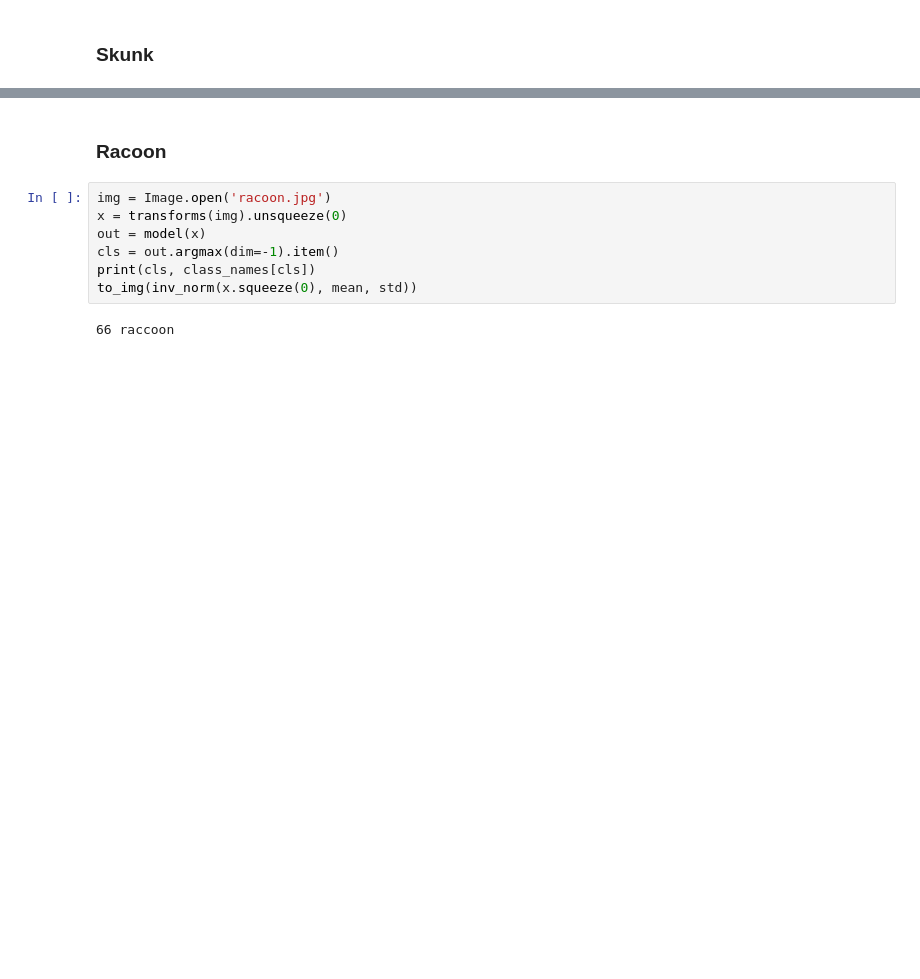
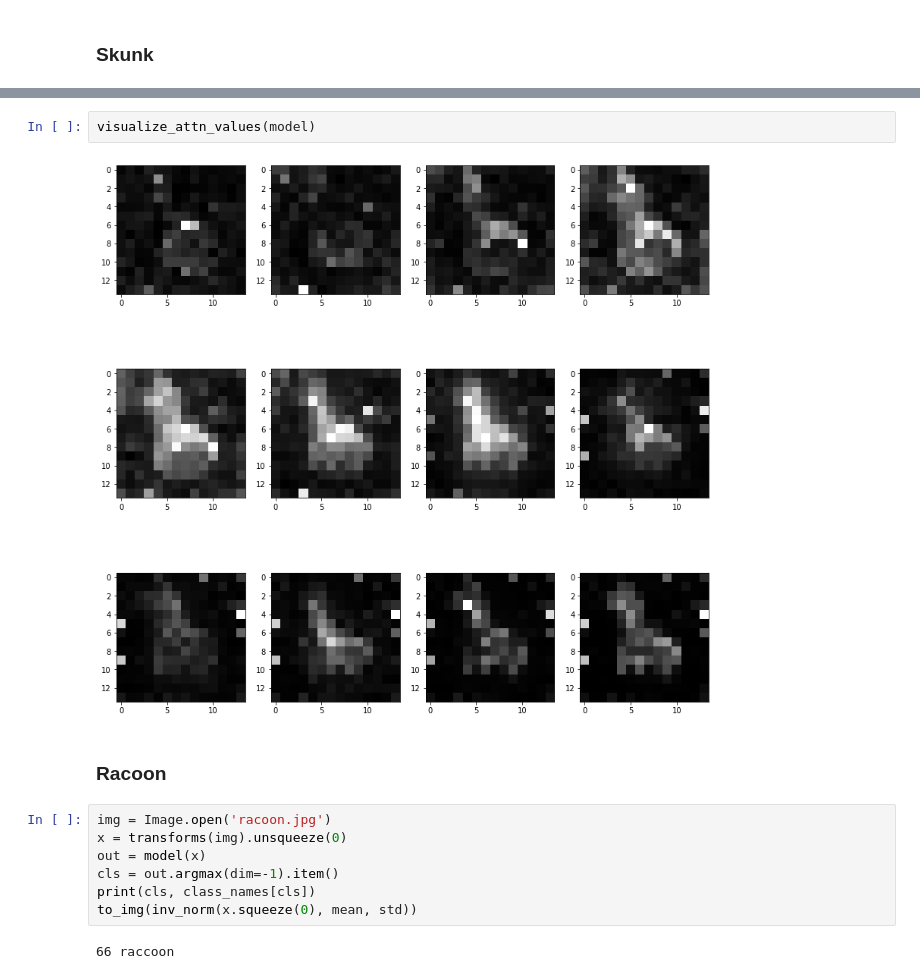
Before and after one commit to bradley-ray/implementing-deep-learn-papers, a Jupyter notebook: an_image_is_worth_16x16_words.ipynb, the cells around one changed output, grey strips where cells are left out. Saved outputs shown, nothing was run; the diff lists cells and outputs as text; blank space fills up the shorter version.

```diff
--- a/an_image_is_worth_16x16_words.ipynb
+++ b/an_image_is_worth_16x16_words.ipynb
@@ -360,3 +383,7 @@ to_img(inv_norm(x.squeeze(0), mean, std))
+# %%
+visualize_attn_values(model)
+# %% [output]
+[figure, added]
 # %% [markdown]
 ### Racoon
 # %%
```
Also changed, not shown: parts of 14 cells of this notebook.
